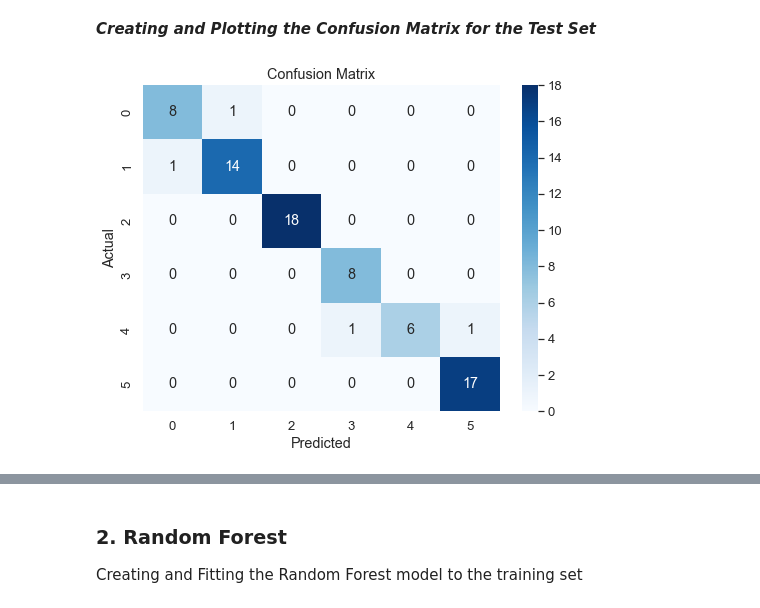
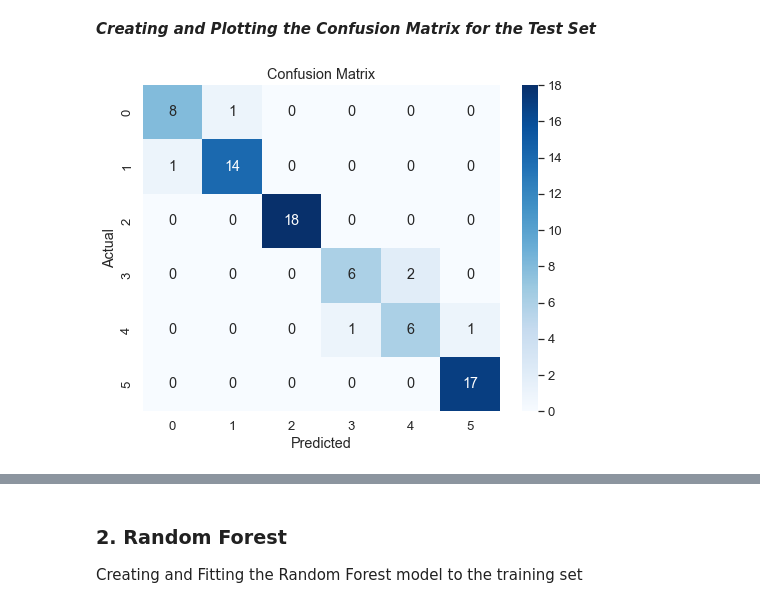
Before and after one commit to WidharDwiatmoko/stress-level-prediction, a Jupyter notebook: Notebooks/3. Model Deploy Preparation.ipynb, the cells around one changed output, grey strips where cells are left out. Saved outputs shown, nothing was run; the diff lists cells and outputs as text; code cells hidden in the pictures.

Commit message:
update model

```diff
--- a/Notebooks/3. Model Deploy Preparation.ipynb
+++ b/Notebooks/3. Model Deploy Preparation.ipynb
@@ -160,10 +164,19 @@ for column in categoric:
+# %%
+X['Gender'] = gender_le.fit_transform(X['Gender'])
+X['Occupation'] = occupation_le.fit_transform(X['Occupation'])
+X['BMI Category'] = bmiCategory_le.fit_transform(X['BMI Category'])
+X['Sleep Disorder'] = sleepDisorder_le.fit_transform(X['Sleep Disorder'])
 # %%
+# from sklearn.preprocessing import StandardScaler
+
+# scaler = StandardScaler()
+
+# for column in numeric:
+#     X[column] = scaler.fit_transform(X[column].values.reshape(-1,1))
 from sklearn.preprocessing import StandardScaler
 
 scaler = StandardScaler()
-
-for column in numeric:
-    X[column] = scaler.fit_transform(X[column].values.reshape(-1,1))
+X[numeric] = scaler.fit_transform(X[numeric])
 # %%
 X.head(3)
 # %% [output]
@@ -232,7 +245,7 @@ names_of_models = []
 for name, model in model_list:
     kfold = KFold(n_splits=5, random_state=7, shuffle=True)
     cv_results = cross_val_score(
-        model, X_train_scaled, y_train, cv=kfold, scoring='accuracy')
+        model, X_train, y_train, cv=kfold, scoring='accuracy')
     results_scaled.append(cv_results)
     names_of_models.append(name)
 df_results_scaled = pd.DataFrame(results_scaled, index=names_of_models)
@@ -259,4 +289,4 @@ dtype: float64
 ### 1. Logistic Regression
 Creating and Fitting the Logistic Regression model to the training set
 # %%
-log_reg_model = LogisticRegression().fit(X_train_scaled,y_train)
+log_reg_model = LogisticRegression().fit(X_train,y_train)
@@ -264,21 +302,21 @@ log_reg_model = LogisticRegression().fit(X_train_scaled,y_train)
 ***Creating and Plotting the Confusion Matrix for the Test Set***
 # %%
 # Getting the predictions for the test set
-pred = log_reg_model.predict(X_test_scaled)
+pred = log_reg_model.predict(X_test)
 
 # Creating the confusion matrix
 c = confusion_matrix(y_test, pred)
 
 # Plotting the confusion matrix
 plt.figure(figsize=(8, 6))
 sns.set(font_scale=1.2)  # Adjust font size for labels
 sns.heatmap(c, annot=True, fmt='d', cmap='Blues')
 plt.xlabel('Predicted')
 plt.ylabel('Actual')
 plt.title('Confusion Matrix')
 plt.show()
 # %% [output]
-[figure, old version]
+[figure, new version]
 # %%
 print('\nAccuracy: {:.4f}\n'.format(accuracy_score(y_test, pred)))
 
```
Also changed, not shown: parts of 17 cells of this notebook, 1 other file.
